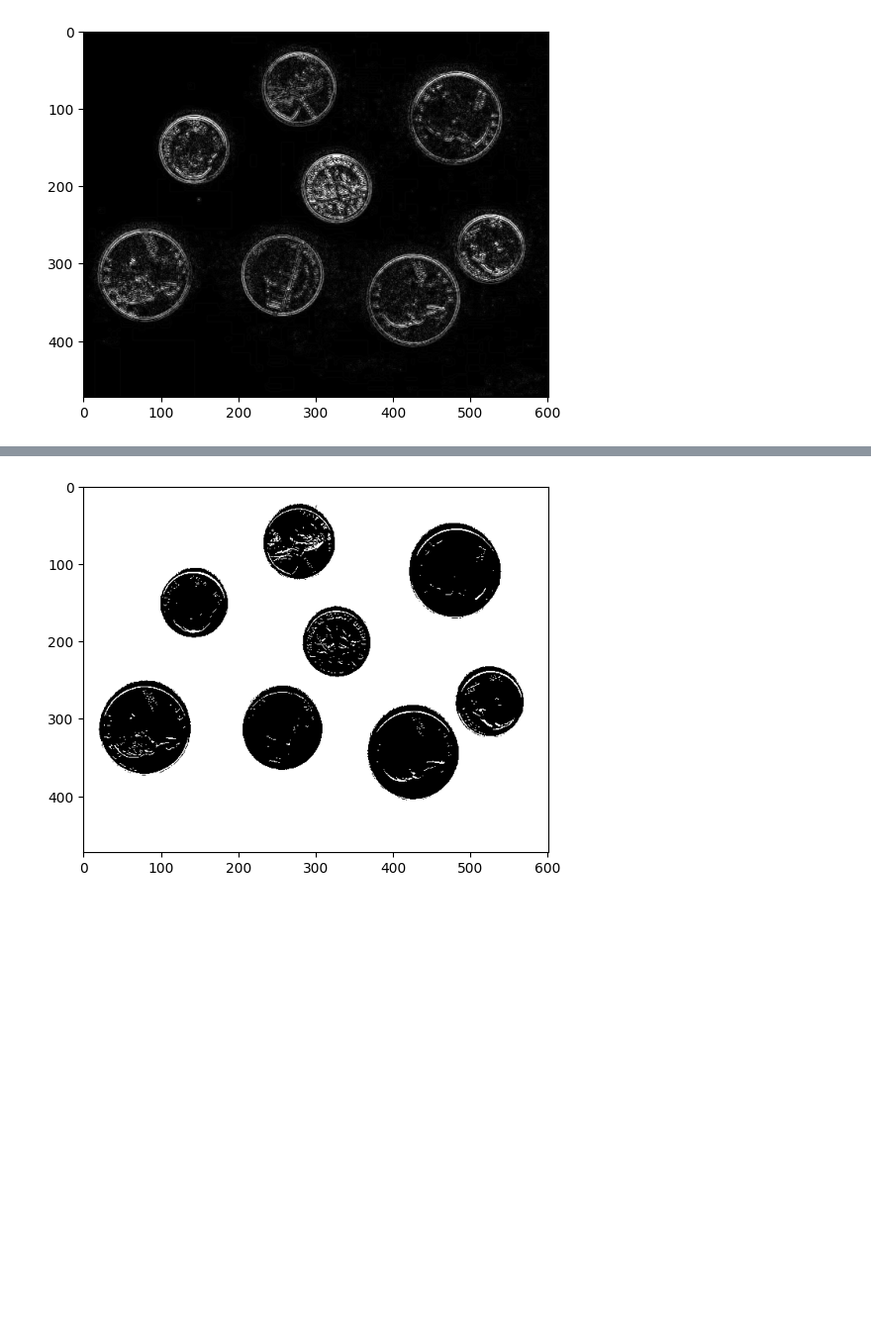
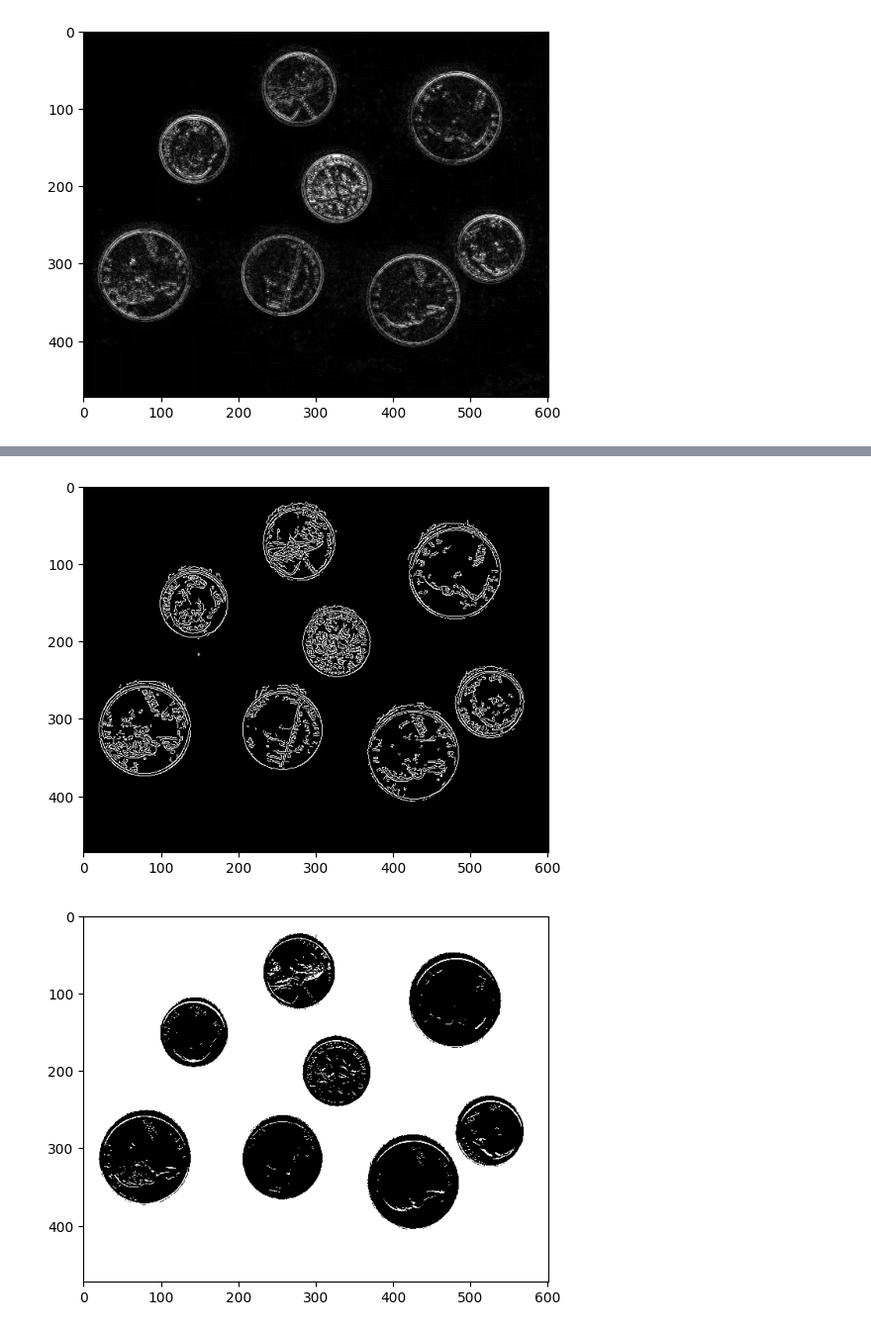
Before and after one commit to tuandev1l/image_processing, a Jupyter notebook: code/chuong_5/main.ipynb, the cells around one changed output, grey strips where cells are left out. Shown at 99% size. Cells and saved outputs as stored; diff of their text form; code cells hidden in the pictures; blank space fills up the shorter version.

```diff
--- a/code/chuong_5/main.ipynb
+++ b/code/chuong_5/main.ipynb
@@ -108,20 +113,20 @@ prewitt_operator()
 # %%
 # Thuật toán canny
 IMG_PATH='../../images/chuong_5/coin.webp'
 
 def canny_operator():
   img = cv2.imread(IMG_PATH)
   gray = cv2.cvtColor(img, cv2.COLOR_BGR2GRAY)
   img_gaussian = cv2.GaussianBlur(gray,(3,3),0)
 
   img_canny = cv2.Canny(img,100,200)
-
-  cv2.imshow("Canny", img_canny)
-
-  cv2.waitKey(0)
-  cv2.destroyAllWindows()
+  new_img=cv2.cvtColor(img_canny, cv2.COLOR_BGR2RGB)
+  plt.imshow(new_img)
+  plt.show()
 
 canny_operator()
+# %% [output]
+[figure, added]
 # %%
 # Thuật toán otsu
 
```
Also changed, not shown: parts of 6 cells of this notebook, 1 other file.
